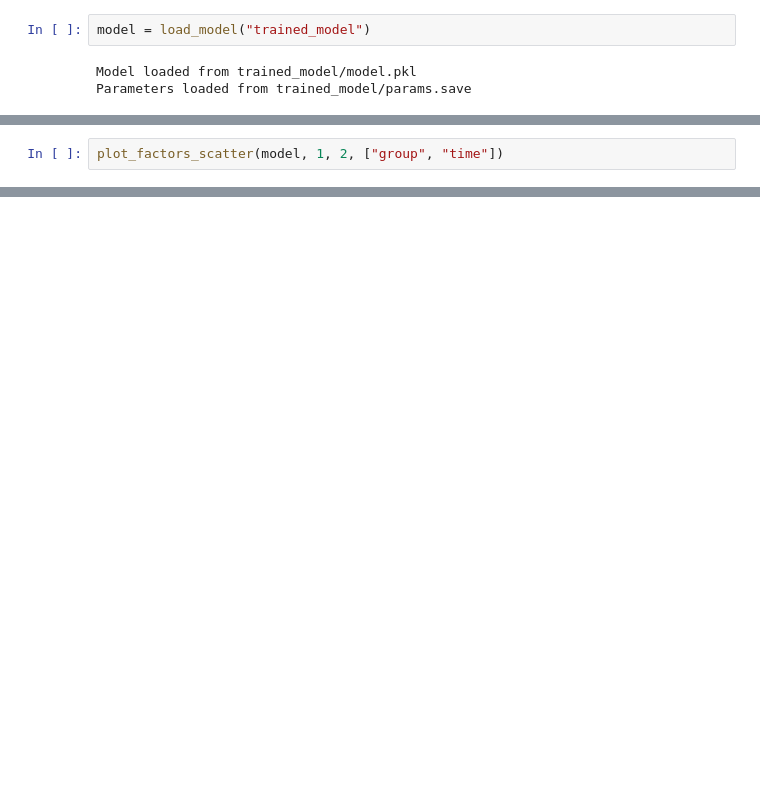
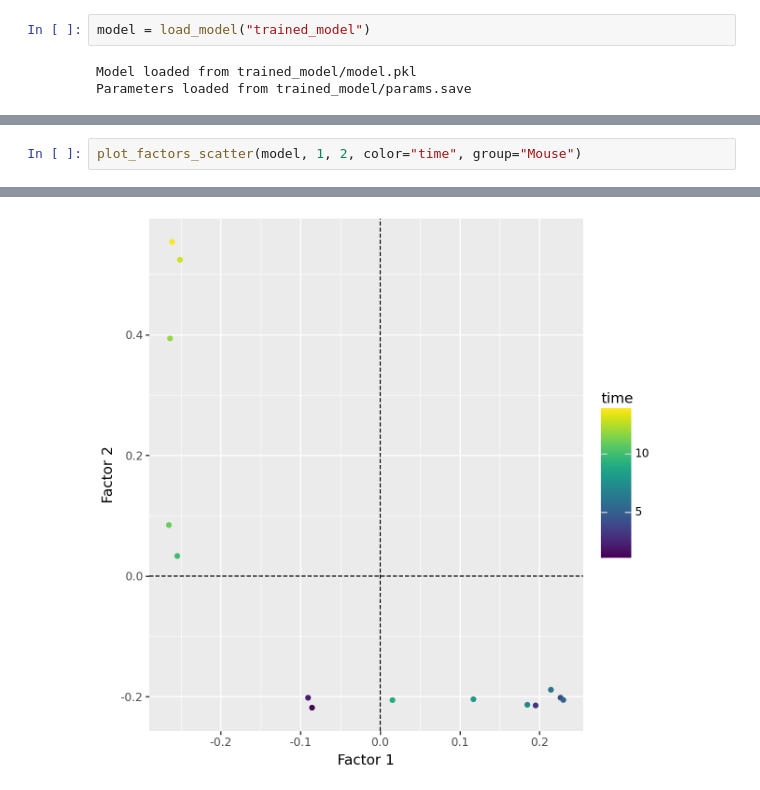
Before and after one commit to bioFAM/mofaflex-analysis, a Jupyter notebook: comparison_mefisto_evodevo/mefisto_evodevo.ipynb, the cells around one changed output, grey strips where cells are left out. Cells and saved outputs as stored; diff of their text form; blank space fills up the shorter version.

```diff
--- a/comparison_mefisto_evodevo/mefisto_evodevo.ipynb
+++ b/comparison_mefisto_evodevo/mefisto_evodevo.ipynb
@@ -73,3 +90,3 @@ plot_variance_explained(model, groupby="view")
 # %%
-plot_factors_scatter(model, 1, 2, ["group", "time"])
+plot_factors_scatter(model, 1, 2, color="time", group="Mouse")
 # %% [output]
@@ -76,0 +93 @@ plot_factors_scatter(model, 1, 2, ["group", "time"])
+[figure, added]
```
Also changed, not shown: parts of 13 cells of this notebook.
